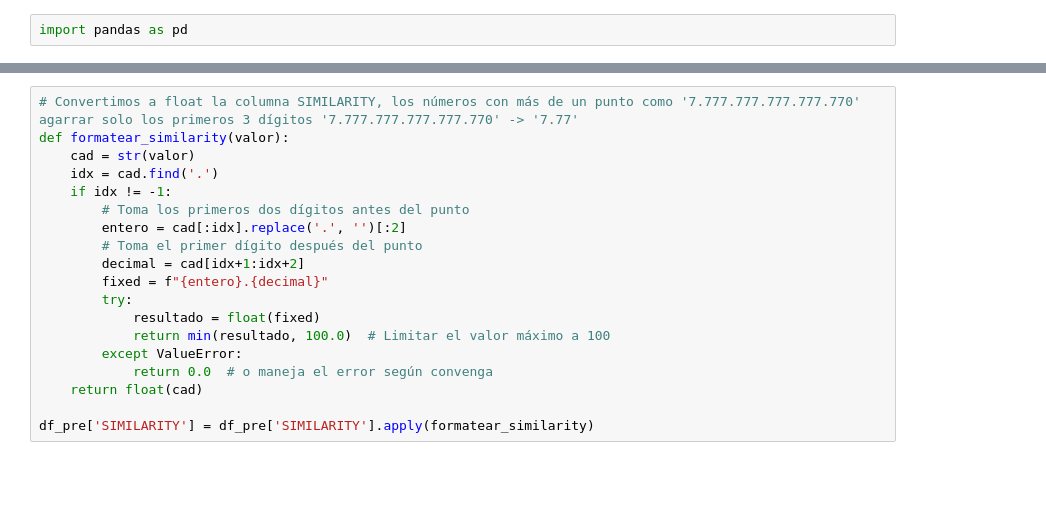
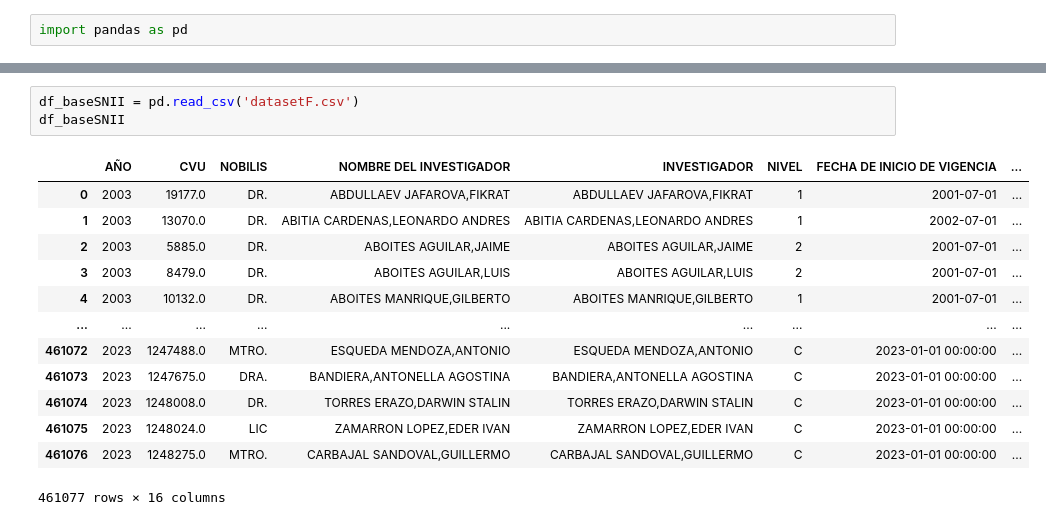
Before and after one commit to Zedreef/SNII-Insight, a Jupyter notebook: Prueba.ipynb, the cells around one changed output, grey strips where cells are left out. Drawn from its saved outputs; the diff is of its cells as text; blank space fills up the shorter version.

```diff
--- a/Prueba.ipynb
+++ b/Prueba.ipynb
@@ -20,19 +3,17 @@ df_pre
-# %%
-# Convertimos a float la columna SIMILARITY, los números con más de un punto como '7.777.777.777.777.770' agarrar solo los primeros 3 dígitos '7.777.777.777.777.770' -> '7.77'
-def formatear_similarity(valor):
-    cad = str(valor)
-    idx = cad.find('.')
-    if idx != -1:
-        # Toma los primeros dos dígitos antes del punto
-        entero = cad[:idx].replace('.', '')[:2]
-        # Toma el primer dígito después del punto
-        decimal = cad[idx+1:idx+2]
-        fixed = f"{entero}.{decimal}"
-        try:
-            resultado = float(fixed)
-            return min(resultado, 100.0)  # Limitar el valor máximo a 100
-        except ValueError:
-            return 0.0  # o maneja el error según convenga
-    return float(cad)
-
-df_pre['SIMILARITY'] = df_pre['SIMILARITY'].apply(formatear_similarity)
+# %%
+df_baseSNII = pd.read_csv('datasetF.csv')
+df_baseSNII
+# %% [output]
+|  | AÑO | CVU | NOBILIS | NOMBRE DEL INVESTIGADOR | INVESTIGADOR | NIVEL | FECHA DE INICIO DE VIGENCIA | ... |
+| 0 | 2003 | 19177.0 | DR. | ABDULLAEV JAFAROVA,FIKRAT | ABDULLAEV JAFAROVA,FIKRAT | 1 | 2001-07-01 | ... |
+| 1 | 2003 | 13070.0 | DR. | ABITIA CARDENAS,LEONARDO ANDRES | ABITIA CARDENAS,LEONARDO ANDRES | 1 | 2002-07-01 | ... |
+| 2 | 2003 | 5885.0 | DR. | ABOITES AGUILAR,JAIME | ABOITES AGUILAR,JAIME | 2 | 2001-07-01 | ... |
+| 3 | 2003 | 8479.0 | DR. | ABOITES AGUILAR,LUIS | ABOITES AGUILAR,LUIS | 2 | 2001-07-01 | ... |
+| 4 | 2003 | 10132.0 | DR. | ABOITES MANRIQUE,GILBERTO | ABOITES MANRIQUE,GILBERTO | 1 | 2001-07-01 | ... |
+| ... | ... | ... | ... | ... | ... | ... | ... | ... |
+| 461072 | 2023 | 1247488.0 | MTRO. | ESQUEDA MENDOZA,ANTONIO | ESQUEDA MENDOZA,ANTONIO | C | 2023-01-01 00:00:00 | ... |
+| 461073 | 2023 | 1247675.0 | DRA. | BANDIERA,ANTONELLA AGOSTINA | BANDIERA,ANTONELLA AGOSTINA | C | 2023-01-01 00:00:00 | ... |
+| 461074 | 2023 | 1248008.0 | DR. | TORRES ERAZO,DARWIN STALIN | TORRES ERAZO,DARWIN STALIN | C | 2023-01-01 00:00:00 | ... |
+| 461075 | 2023 | 1248024.0 | LIC | ZAMARRON LOPEZ,EDER IVAN | ZAMARRON LOPEZ,EDER IVAN | C | 2023-01-01 00:00:00 | ... |
+| 461076 | 2023 | 1248275.0 | MTRO. | CARBAJAL SANDOVAL,GUILLERMO | CARBAJAL SANDOVAL,GUILLERMO | C | 2023-01-01 00:00:00 | ... |
+461077 rows × 16 columns
```
Also changed, not shown: parts of 17 cells of this notebook, 11 other files.
